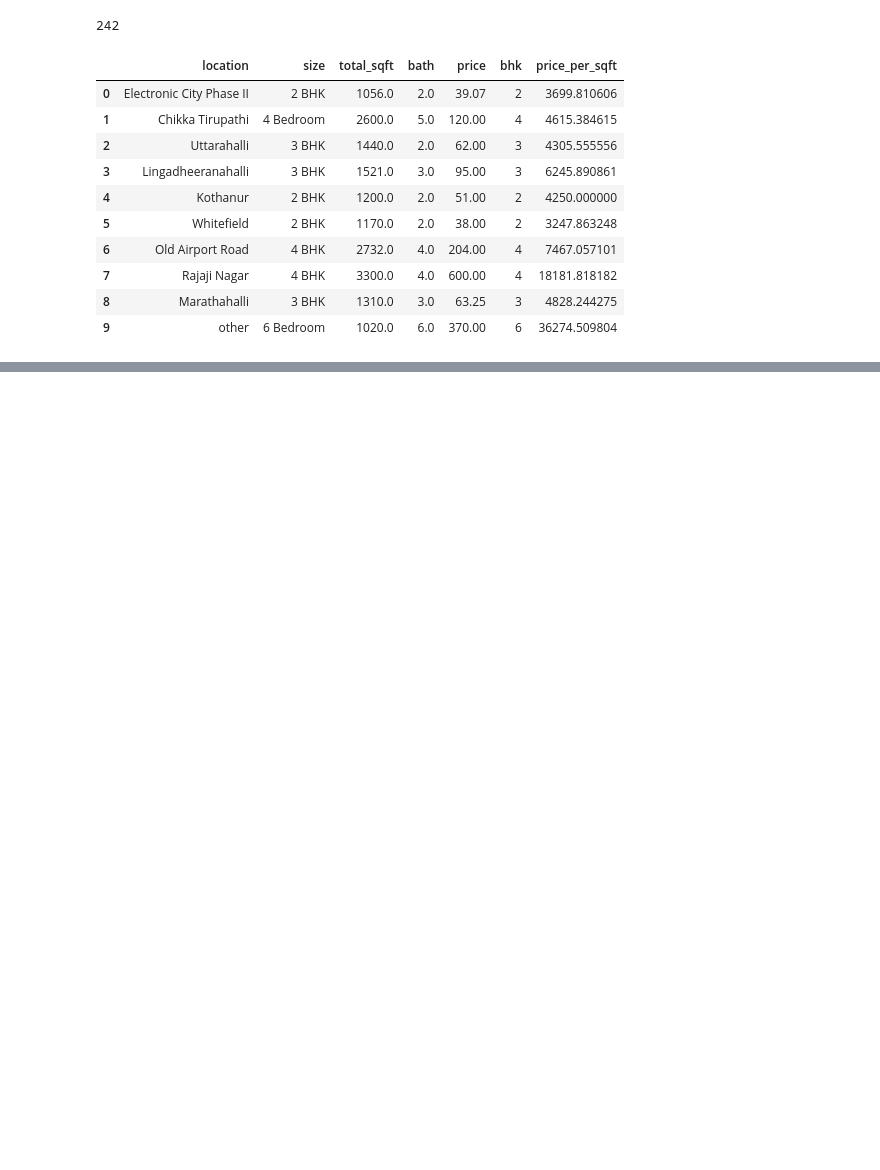
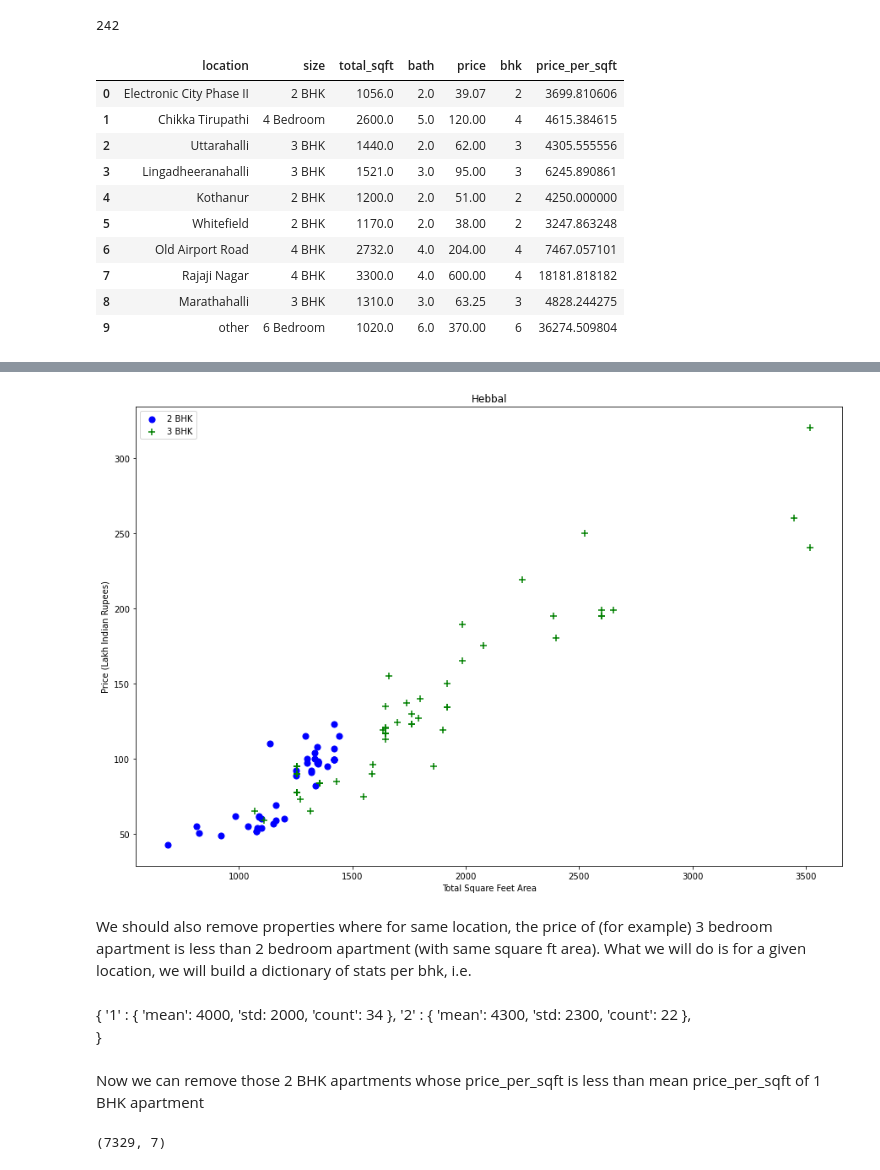
Before and after one commit to shubheshswain91/Data_Science_projects, a Jupyter notebook: bangalore_real_estate_house_prediction.ipynb, the cells around one changed output, grey strips where cells are left out. Cells and saved outputs as stored; diff of their text form; code cells hidden in the pictures; blank space fills up the shorter version.

```diff
--- a/bangalore_real_estate_house_prediction.ipynb
+++ b/bangalore_real_estate_house_prediction.ipynb
@@ -273,0 +343,43 @@ df4.head(10)
+# %%
+plot_scatter_chart(df6,"Hebbal")
+# %% [output]
+[figure, added]
+# %% [markdown]
+We should also remove properties where for same location, the price of (for example) 3 bedroom apartment is less than 2 bedroom apartment (with same square ft area). What we will do is for a given location, we will build a dictionary of stats per bhk, i.e.
+# %% [markdown]
+
+{
+    '1' : {
+        'mean': 4000,
+        'std: 2000,
+        'count': 34
+    },
+    '2' : {
+        'mean': 4300,
+        'std: 2300,
+        'count': 22
+    },
+}
+# %% [markdown]
+Now we can remove those 2 BHK apartments whose price_per_sqft is less than mean price_per_sqft of 1 BHK apartment
+# %%
+def remove_bhk_outliers(df):
+    exclude_indices = np.array([])
+    for location, location_df in df.groupby('location'):
+        bhk_stats = {}
+        for bhk, bhk_df in location_df.groupby('bhk'):
+            bhk_stats[bhk] = {
+                'mean': np.mean(bhk_df.price_per_sqft),
+                'std': np.std(bhk_df.price_per_sqft),
+                'count': bhk_df.shape[0]
+            }
+        for bhk, bhk_df in location_df.groupby('bhk'):
+            stats = bhk_stats.get(bhk-1)
+            if stats and stats['count']>5:
+                exclude_indices = np.append(exclude_indices, bhk_df[bhk_df.price_per_sqft<(stats['mean'])].index.values)
+    return df.drop(exclude_indices,axis='index')
+df7 = remove_bhk_outliers(df6)
+# df8 = df7.copy()
+df7.shape
+# %% [output]
+(7329, 7)
```
Also changed, not shown: parts of 17 cells of this notebook.
